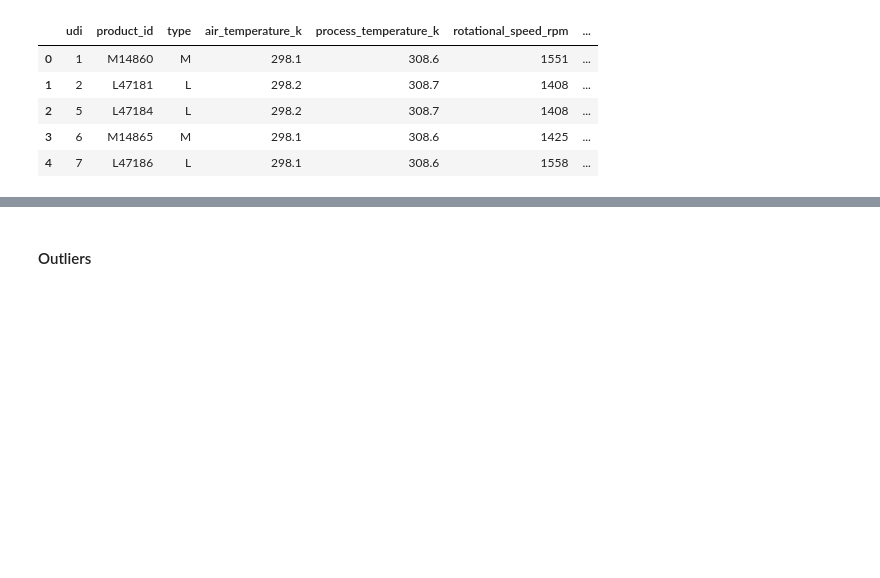
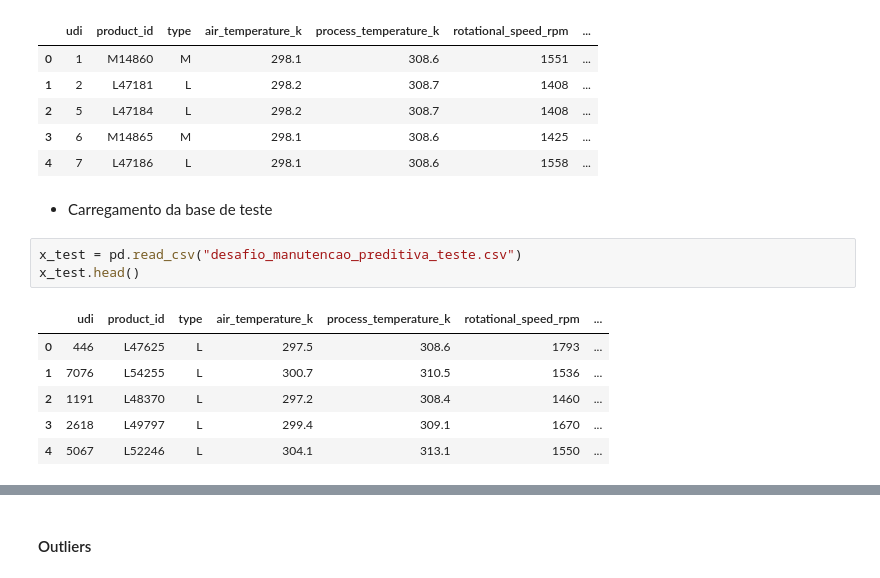
Before and after one commit to Lineker98/desafio-indicium, a Jupyter notebook: modeling.ipynb, the cells around one changed output, grey strips where cells are left out. Cells and saved outputs as stored; diff of their text form; blank space fills up the shorter version.

```diff
--- a/modeling.ipynb
+++ b/modeling.ipynb
@@ -33,3 +34,15 @@ df.head()
 | 2 | 5 | L47184 | L | 298.2 | 308.7 | 1408 | ... |
 | 3 | 6 | M14865 | M | 298.1 | 308.6 | 1425 | ... |
 | 4 | 7 | L47186 | L | 298.1 | 308.6 | 1558 | ... |
+# %% [markdown]
+- Carregamento da base de teste
+# %%
+x_test = pd.read_csv("desafio_manutencao_preditiva_teste.csv")
+x_test.head()
+# %% [output]
+|  | udi | product_id | type | air_temperature_k | process_temperature_k | rotational_speed_rpm | ... |
+| 0 | 446 | L47625 | L | 297.5 | 308.6 | 1793 | ... |
+| 1 | 7076 | L54255 | L | 300.7 | 310.5 | 1536 | ... |
+| 2 | 1191 | L48370 | L | 297.2 | 308.4 | 1460 | ... |
+| 3 | 2618 | L49797 | L | 299.4 | 309.1 | 1670 | ... |
+| 4 | 5067 | L52246 | L | 304.1 | 313.1 | 1550 | ... |
```
Also changed, not shown: parts of 25 cells of this notebook, 2 other files.
